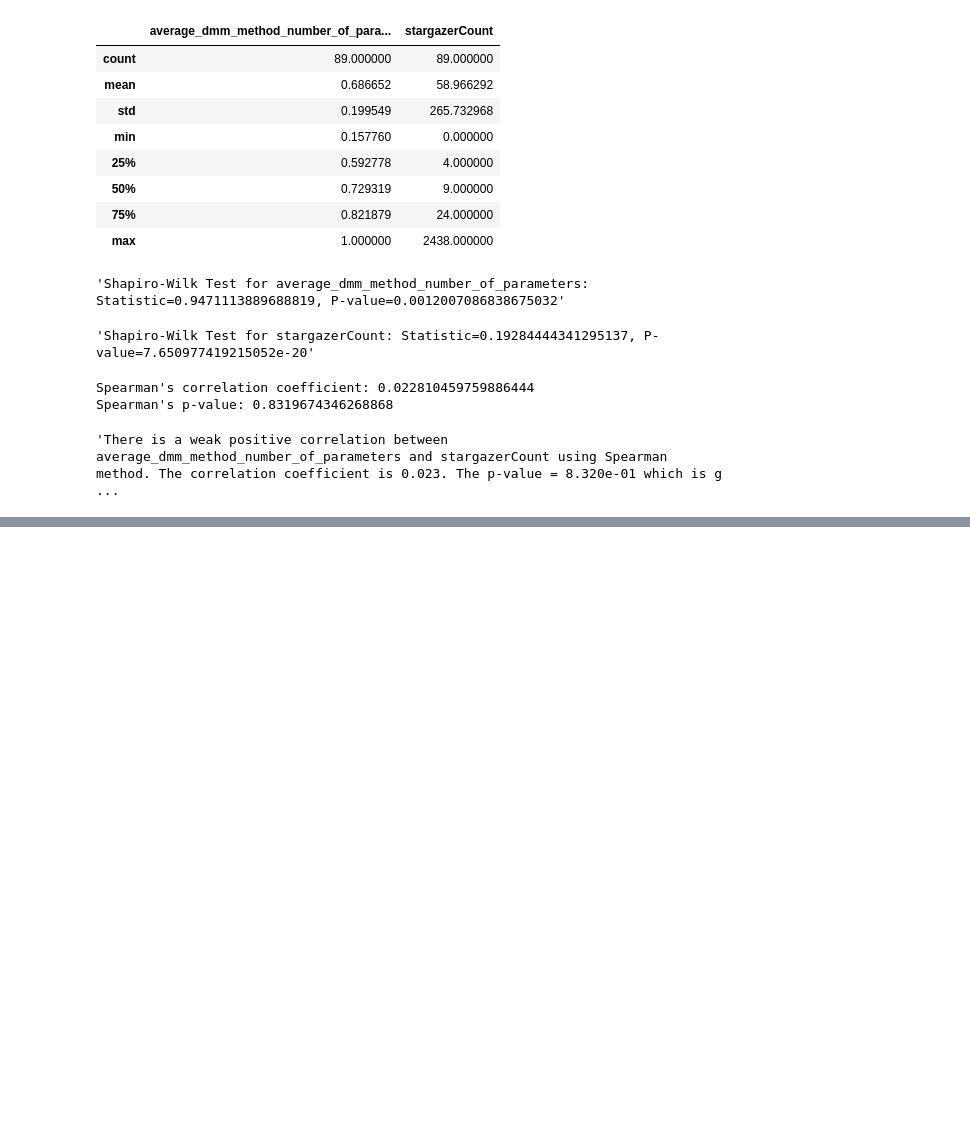
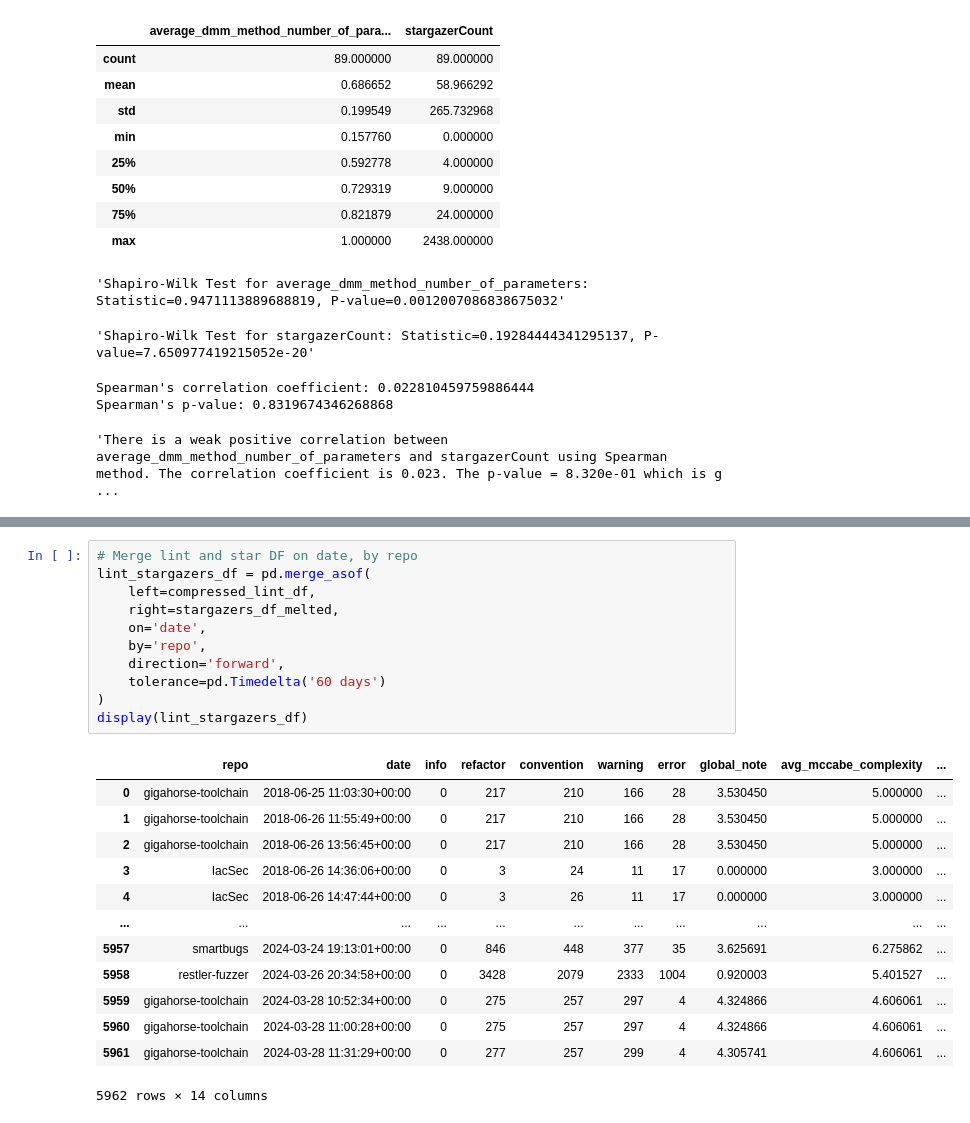
Before and after one commit to Majistaten/PyCIRAS, a Jupyter notebook: notebooks/Untitled.ipynb, the cells around one changed output, grey strips where cells are left out. Saved outputs shown, nothing was run; the diff lists cells and outputs as text; blank space fills up the shorter version.

```diff
--- a/notebooks/Untitled.ipynb
+++ b/notebooks/Untitled.ipynb
@@ -998,0 +1060,25 @@ Spearman's p-value: 0.8319674346268868
+# %%
+# Merge lint and star DF on date, by repo
+lint_stargazers_df = pd.merge_asof(
+    left=compressed_lint_df,
+    right=stargazers_df_melted,
+    on='date',
+    by='repo',
+    direction='forward',
+    tolerance=pd.Timedelta('60 days')
+)
+display(lint_stargazers_df)
+# %% [output]
+|  | repo | date | info | refactor | convention | warning | error | global_note | avg_mccabe_complexity | ... |
+| 0 | gigahorse-toolchain | 2018-06-25 11:03:30+00:00 | 0 | 217 | 210 | 166 | 28 | 3.530450 | 5.000000 | ... |
+| 1 | gigahorse-toolchain | 2018-06-26 11:55:49+00:00 | 0 | 217 | 210 | 166 | 28 | 3.530450 | 5.000000 | ... |
+| 2 | gigahorse-toolchain | 2018-06-26 13:56:45+00:00 | 0 | 217 | 210 | 166 | 28 | 3.530450 | 5.000000 | ... |
+| 3 | IacSec | 2018-06-26 14:36:06+00:00 | 0 | 3 | 24 | 11 | 17 | 0.000000 | 3.000000 | ... |
+| 4 | IacSec | 2018-06-26 14:47:44+00:00 | 0 | 3 | 26 | 11 | 17 | 0.000000 | 3.000000 | ... |
+| ... | ... | ... | ... | ... | ... | ... | ... | ... | ... | ... |
+| 5957 | smartbugs | 2024-03-24 19:13:01+00:00 | 0 | 846 | 448 | 377 | 35 | 3.625691 | 6.275862 | ... |
+| 5958 | restler-fuzzer | 2024-03-26 20:34:58+00:00 | 0 | 3428 | 2079 | 2333 | 1004 | 0.920003 | 5.401527 | ... |
+| 5959 | gigahorse-toolchain | 2024-03-28 10:52:34+00:00 | 0 | 275 | 257 | 297 | 4 | 4.324866 | 4.606061 | ... |
+| 5960 | gigahorse-toolchain | 2024-03-28 11:00:28+00:00 | 0 | 275 | 257 | 297 | 4 | 4.324866 | 4.606061 | ... |
+| 5961 | gigahorse-toolchain | 2024-03-28 11:31:29+00:00 | 0 | 277 | 257 | 299 | 4 | 4.305741 | 4.606061 | ... |
+5962 rows × 14 columns
```
Also changed, not shown: parts of 10 cells of this notebook.
